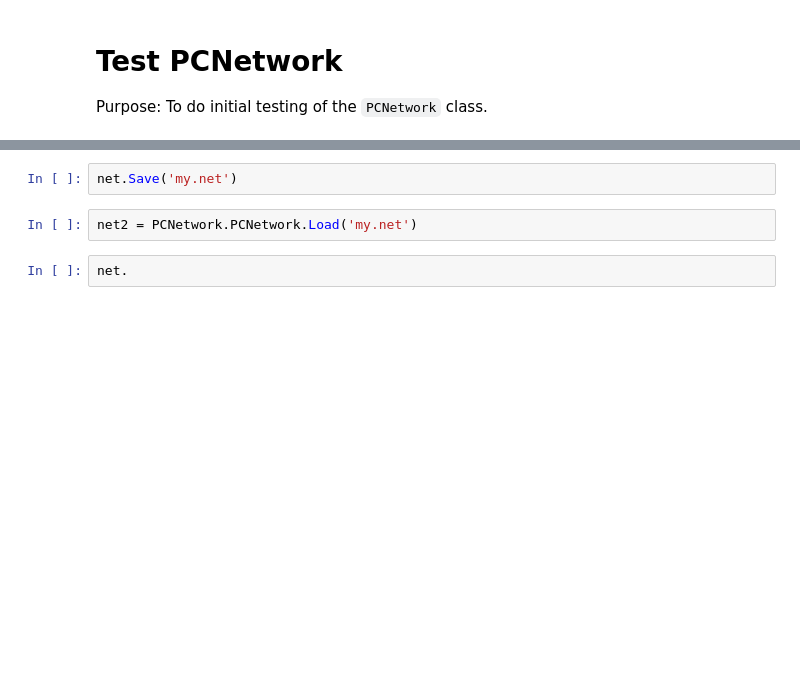
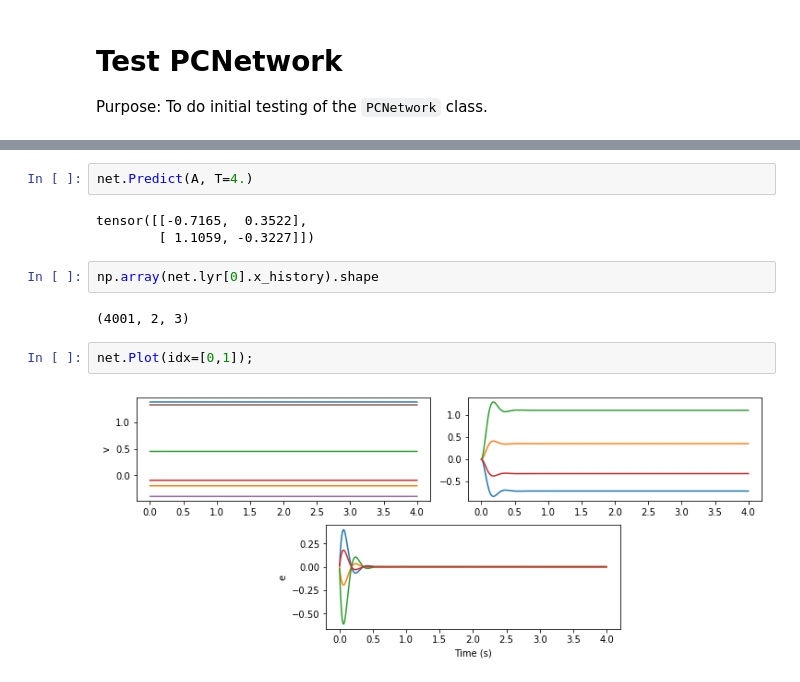
Before and after one commit to jorchard/pc_network, a Jupyter notebook: test_PCNetwork.ipynb, the cells around one changed output, grey strips where cells are left out. Drawn from its saved outputs; the diff is of its cells as text; blank space fills up the shorter version.

```diff
--- a/test_PCNetwork.ipynb
+++ b/test_PCNetwork.ipynb
@@ -47,6 +92,13 @@ tensor([[ 0.0874,  0.0362,  0.1174],
-# %%
-net.Save('my.net')
-# %%
-net2 = PCNetwork.PCNetwork.Load('my.net')
-# %%
-net.
+# %%
+net.Predict(A, T=4.)
+# %% [output]
+tensor([[-0.7165,  0.3522],
+        [ 1.1059, -0.3227]])
+# %%
+np.array(net.lyr[0].x_history).shape
+# %% [output]
+(4001, 2, 3)
+# %%
+net.Plot(idx=[0,1]);
+# %% [output]
+[figure, added]
```
Also changed, not shown: parts of 18 cells of this notebook, 3 other files.
